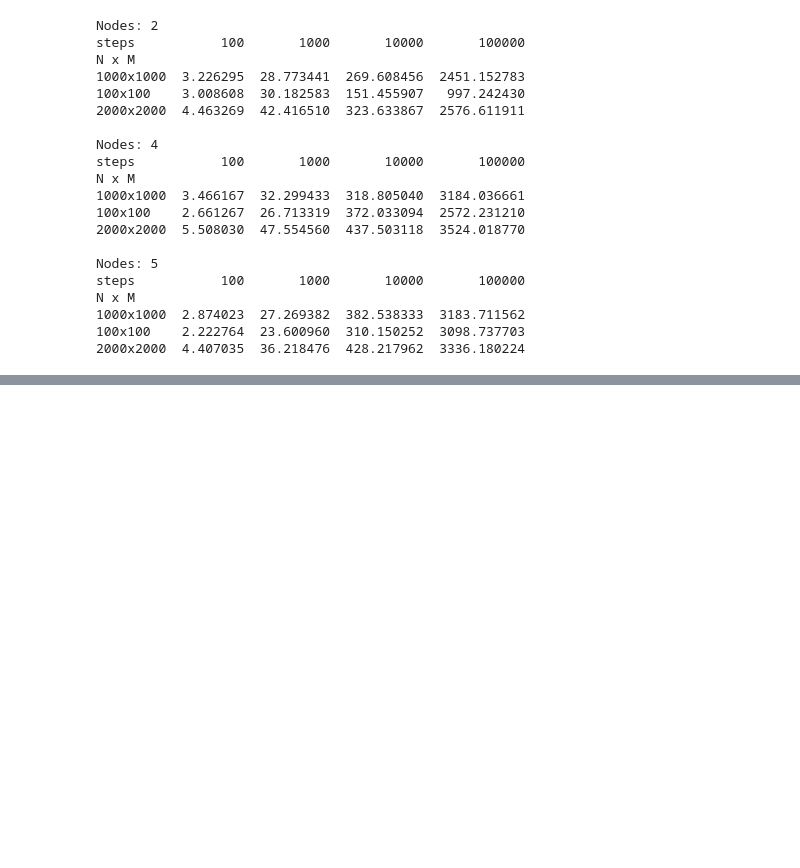
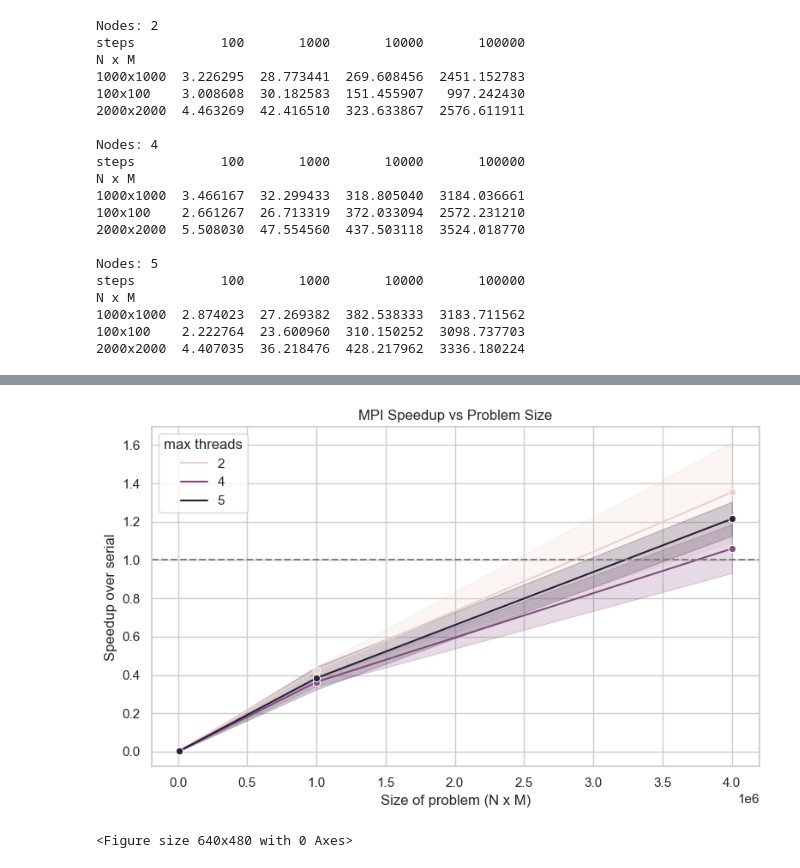
Before and after one commit to deinok/PARALLEL, a Jupyter notebook: 2-MPI/results/analysis.ipynb, the cells around one changed output, grey strips where cells are left out. Cells and saved outputs as stored; diff of their text form; code cells hidden in the pictures; blank space fills up the shorter version.

```diff
--- a/2-MPI/results/analysis.ipynb
+++ b/2-MPI/results/analysis.ipynb
@@ -91,0 +132,18 @@ for max_threads in df_simple["max threads"].unique():
+# %%
+# calculate speedup of the MPI implementation over the serial run
+df_sp = df_simple.merge(
+  df_serial.rename(columns={'time': 'serial_time'}),
+  on=['N', 'M', 'steps']
+)
+df_sp['speedup'] = df_sp['serial_time'] / df_sp['time']
+
+# display the raw speedup table
+df_sp[['max threads', 'N', 'M', 'steps', 'time', 'serial_time', 'speedup']]
+
+# optional: pivot so that each column is a thread‐count
+speedup = df_sp.pivot_table(
+  index=['N', 'M', 'steps'],
+  columns='max threads',
+  values='speedup'
+)
+speedup
@@ -91,0 +165,29 @@ for max_threads in df_simple["max threads"].unique():
+# %%
+# Plot MPI speedup vs a measure of problem size and highlight where speedup crosses 1
+sp = df_sp.copy()
+# define a simple work metric
+sp['work'] = sp['N'] * sp['M']
+
+plt.figure(figsize=(8, 5))
+ax = sns.lineplot(
+  data=sp,
+  x='work',
+  y='speedup',
+  hue='max threads',
+  marker='o'
+)
+
+
+# horizontal line at speedup = 1 (sequential performance)
+ax.axhline(1, ls='--', color='gray')
+
+
+ax.set_xlabel('Size of problem (N x M)')
+ax.set_ylabel('Speedup over serial')
+ax.set_title('MPI Speedup vs Problem Size')
+plt.tight_layout()
+plt.show()
+plt.savefig(f"{IMAGES_DIR}/mpi_speedup.png", dpi=300)
+# %% [output]
+[figure, added]
+<Figure size 640x480 with 0 Axes>
```
Also changed, not shown: parts of 6 cells of this notebook, 4 other files.
